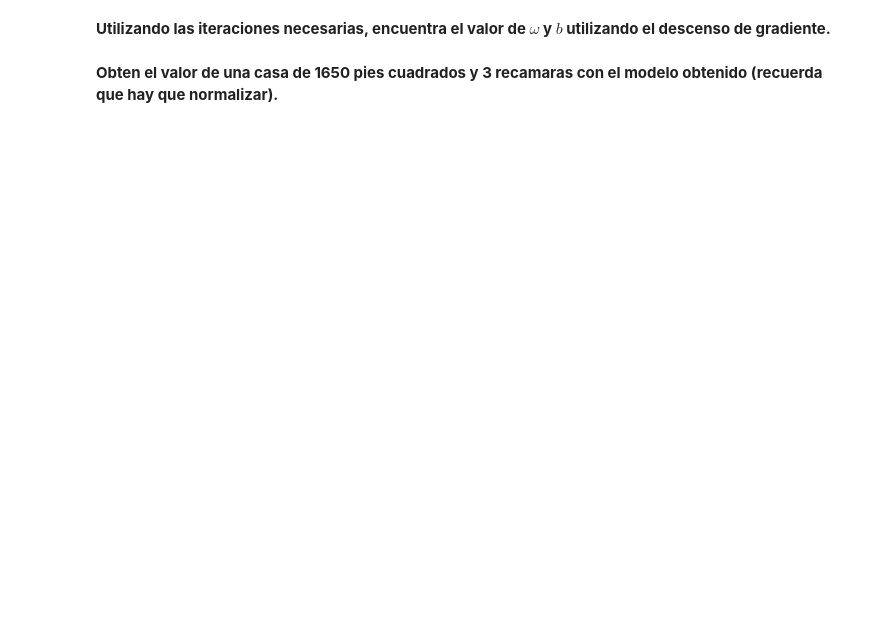
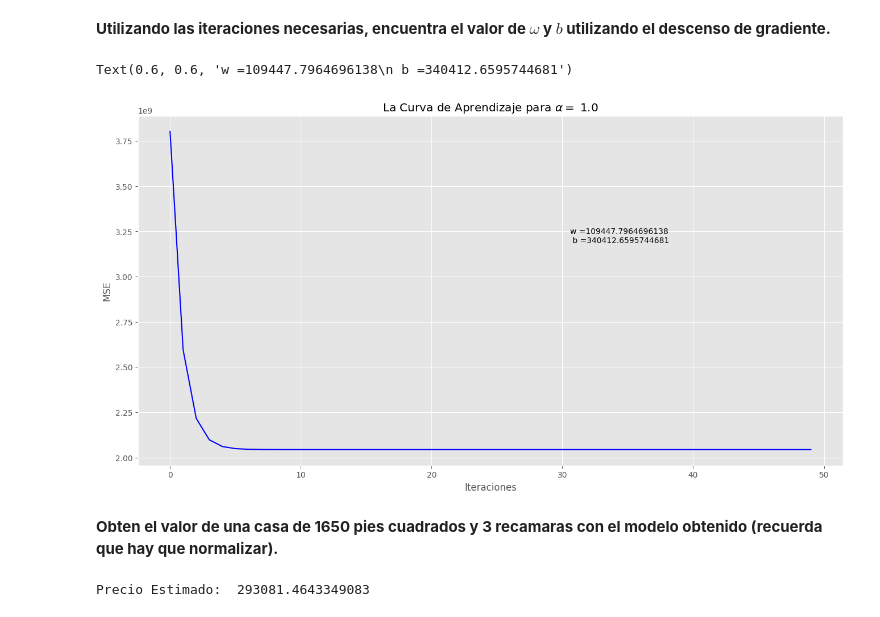
Before and after one commit to IA-UNISON/3-Aprendizaje, a Jupyter notebook: reg_lineal.ipynb, the cells around one changed output. Saved outputs shown, nothing was run; the diff lists cells and outputs as text; code cells hidden in the pictures; blank space fills up the shorter version.

```diff
--- a/reg_lineal.ipynb
+++ b/reg_lineal.ipynb
@@ -340,24 +401,29 @@ plt.ylabel('MSE')
 # %% [markdown]
 **Utilizando las iteraciones necesarias, encuentra el valor de $\omega$ y $b$ utilizando el descenso de gradiente.**
 # %%
-num_iters = None
+num_iters = 50
 
-alpha = None
+alpha = 1.0
 
 w, b, mse_hist = descenso_gradiente_lotes(x_norm, y, w_ini, b_ini, alpha, num_iters)
 
 plt.title(r"La Curva de Aprendizaje para $\alpha =$ " + str(alpha))
 plt.plot(mse_hist, '-b')
 plt.xlabel('Iteraciones')
 plt.ylabel('MSE')
 plt.figtext(x = 0.6, y = 0.6, s = "w ={}\n b ={}".format(w[0], b))
+# %% [output]
+Text(0.6, 0.6, 'w =109447.7964696138\n b =340412.6595744681')
+[figure, added]
 # %% [markdown]
 **Obten el valor de una casa de 1650 pies cuadrados y 3 recamaras con el modelo obtenido (recuerda que hay que normalizar).**
 # %%
 # Escribe aquí el código
-x = None
-x_norm = None
+x = np.array([[1650, 3]])
+x_norm = normaliza(x, medias, desviaciones)
 
-y_est = None
+y_est = (x_norm @ w + b)[0]
 
 print("Precio Estimado: ", y_est)
+# %% [output]
+Precio Estimado:  293081.4643349083
```
Also changed, not shown: parts of 8 cells of this notebook.
